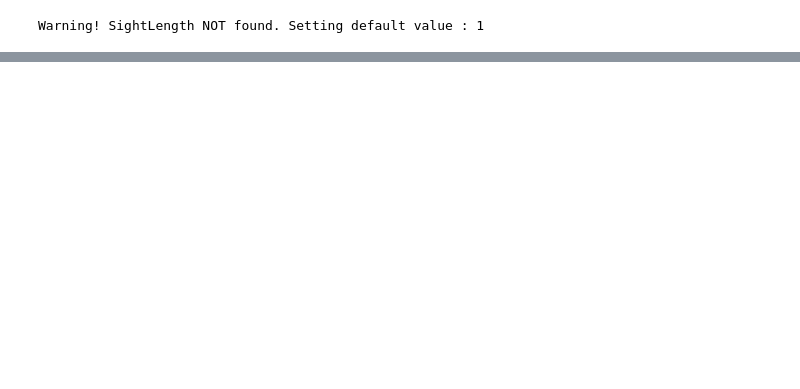
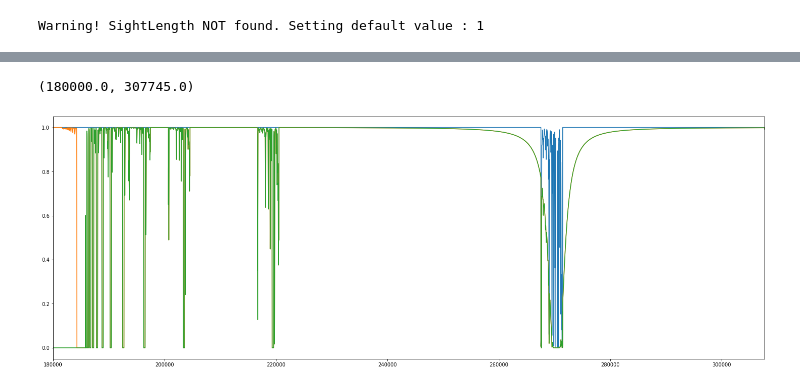
Before and after one commit to specwizard/specwizard, a Jupyter notebook: specwizard/Examples/ShortSpectra/Shortspectra.ipynb, the cells around one changed output, grey strips where cells are left out. Drawn from its saved outputs; the diff is of its cells as text; code cells hidden in the pictures; blank space fills up the shorter version.

```diff
--- a/specwizard/Examples/ShortSpectra/Shortspectra.ipynb
+++ b/specwizard/Examples/ShortSpectra/Shortspectra.ipynb
@@ -45,0 +460,6 @@ for ion in ions:
+# %%
+def vel_from_wv(lambda_f,lambda_min,c_kms=1):
+    '''
+    Calculates velocity [km/s] from wavelength range
+    '''
+    return np.log(lambda_f/lambda_min) * c_kms
@@ -45,0 +542,10 @@ for ion in ions:
+# %%
+plt.figure(constrained_layout=True,figsize=(20, 7))
+
+plt.plot(velocity_array,np.exp(-(ly_series[1215.6701]) ))
+plt.plot(velocity_array,np.exp(-(all_spectra+0*ly_series['limit']) ))
+plt.plot(velocity_array,np.exp(-(all_spectra+ly_series['limit']) ))
+plt.xlim(180000,velocity_array.max())
+# %% [output]
+(180000.0, 307745.0)
+[figure, added]
```
Also changed, not shown: parts of 141 cells of this notebook, 35 other files.
